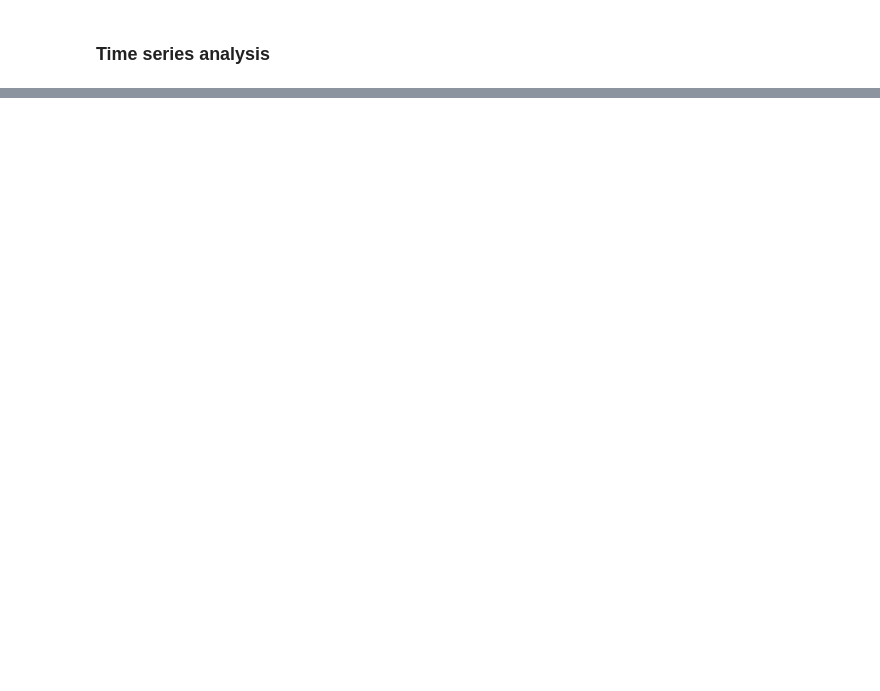
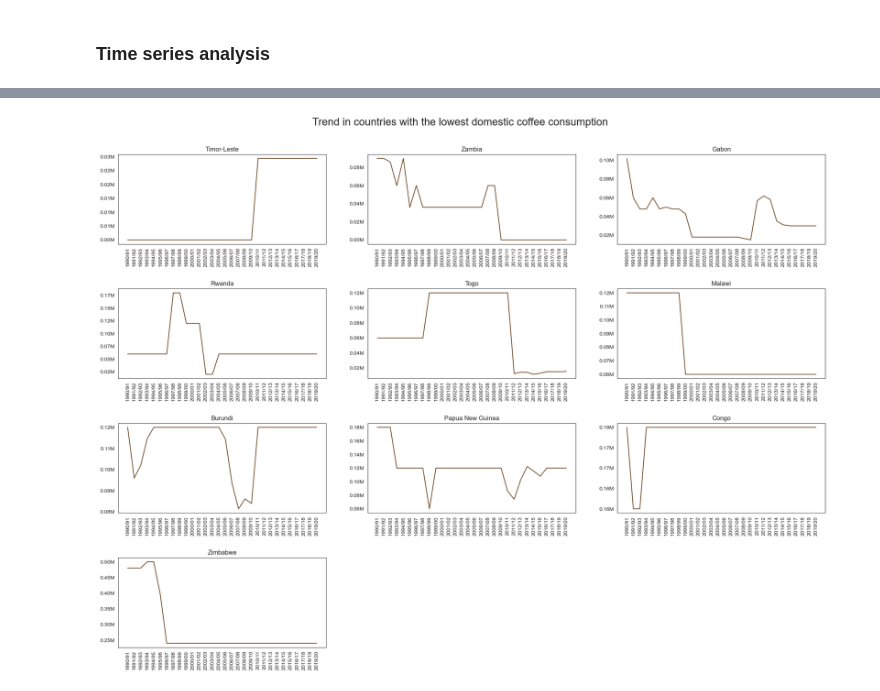
Before and after one commit to samaregbesola/coffee-domestic-consumption-analysis, a Jupyter notebook: notebooks/coffee_domestic_consumption_clean_and_EDA.ipynb, the cells around one changed output, grey strips where cells are left out. Drawn from its saved outputs; the diff is of its cells as text; code cells hidden in the pictures; blank space fills up the shorter version.

Commit message:
Started time series analysis

```diff
--- a/notebooks/coffee_domestic_consumption_clean_and_EDA.ipynb
+++ b/notebooks/coffee_domestic_consumption_clean_and_EDA.ipynb
@@ -546,0 +561,6 @@ plot_countplot(data=top_10_countries,
+# %%
+top_10_columns = top_10_countries.country.to_list()
+bottom_10_columns = bottom_10_countries.country.to_list()
+# %%
+time_series_top_countries_df = time_series_countries_df[top_10_columns]
+time_series_bottom_countries_df = time_series_countries_df[bottom_10_columns]
@@ -546,0 +614,40 @@ plot_countplot(data=top_10_countries,
+# %%
+plt.figure(figsize=(24,16))
+for index, country in enumerate(top_10_columns):
+    plt.subplot(4,3, index+1)
+    plot_yearly_coffee_consumption(df=time_series_top_countries_df,
+                                   country=country,
+                                   format='billions')
+
+# Add space between subplots
+plt.subplots_adjust(hspace=0.5,top=0.92)
+
+# Set the title for the chart
+plt.suptitle('Trend in countries with the highest coffee consumption', size='20')
+
+# save image
+plt.savefig('../images/trend_top_countries.png', dpi=500, bbox_inches='tight')
+
+plt.show()
+# %%
+plt.figure(figsize=(24,16))
+for index, country in enumerate(bottom_10_columns):
+    plt.subplot(4,3, index+1)
+    plot_yearly_coffee_consumption(df=time_series_bottom_countries_df,
+                                   country=country,
+                                   format='millions')
+
+
+# Add space between subplots
+plt.subplots_adjust(hspace=0.5, top=0.92)
+
+
+# Set the title for the chart
+plt.suptitle('Trend in countries with the lowest domestic coffee consumption', size='20')
+
+# save image
+plt.savefig('../images/trend_bottom_countries.png', dpi=500, bbox_inches='tight')
+
+plt.show()
+# %% [output]
+[figure, added]
```
Also changed, not shown: parts of 7 cells of this notebook, 3 other files.
